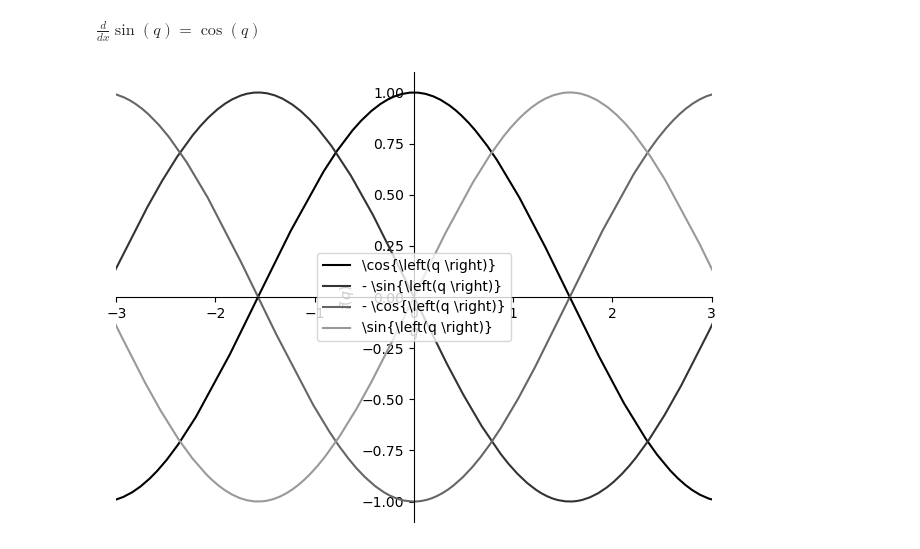
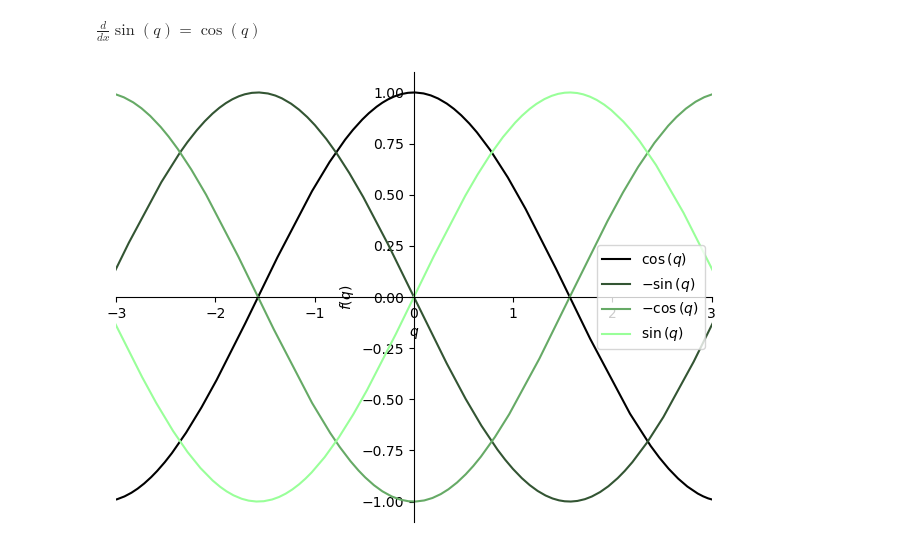
Before and after one commit to Afiq139/Python-Project, a Jupyter notebook: Python_Mathematics/Master_Math_By_Coding_In_Python/11_Calculus/008_Derivatives_of_trig_functions.ipynb, the cells around one changed output. Cells and saved outputs as stored; diff of their text form; code cells hidden in the pictures.

```diff
--- a/Python_Mathematics/Master_Math_By_Coding_In_Python/11_Calculus/008_Derivatives_of_trig_functions.ipynb
+++ b/Python_Mathematics/Master_Math_By_Coding_In_Python/11_Calculus/008_Derivatives_of_trig_functions.ipynb
@@ -28,19 +28,21 @@ $\displaystyle \frac{d}{dx}- \sin{\left(q \right)} = - \cos{\left(q \right)}$
 $\displaystyle \frac{d}{dx}- \cos{\left(q \right)} = \sin{\left(q \right)}$
 $\displaystyle \frac{d}{dx}\sin{\left(q \right)} = \cos{\left(q \right)}$
 # %%
+f = sym.cos(q)
+
 clrs = 'krbg'
 
 for i in range(0,4):
     if i==0:
-        p = symplot(f,show=False,label=sym.latex(f), line_color=(i/5,i/5,i/5))
+        p = symplot(f,show=False,label= '$%s$'%sym.latex(f), line_color=(i/5,i/3,i/5))
 
     else:
-        p.extend(symplot(f,show=False,label=sym.latex(f), line_color=(i/5,i/5,i/5) ))
+        p.extend(symplot(f,show=False,label='$%s$'%sym.latex(f), line_color=(i/5,i/3,i/5) ))
 
     f = sym.diff(f)
 
 p.legend = True
 p.xlim = [-3,3]
 p.show()
 # %% [output]
-[figure, old version]
+[figure, new version]
```
